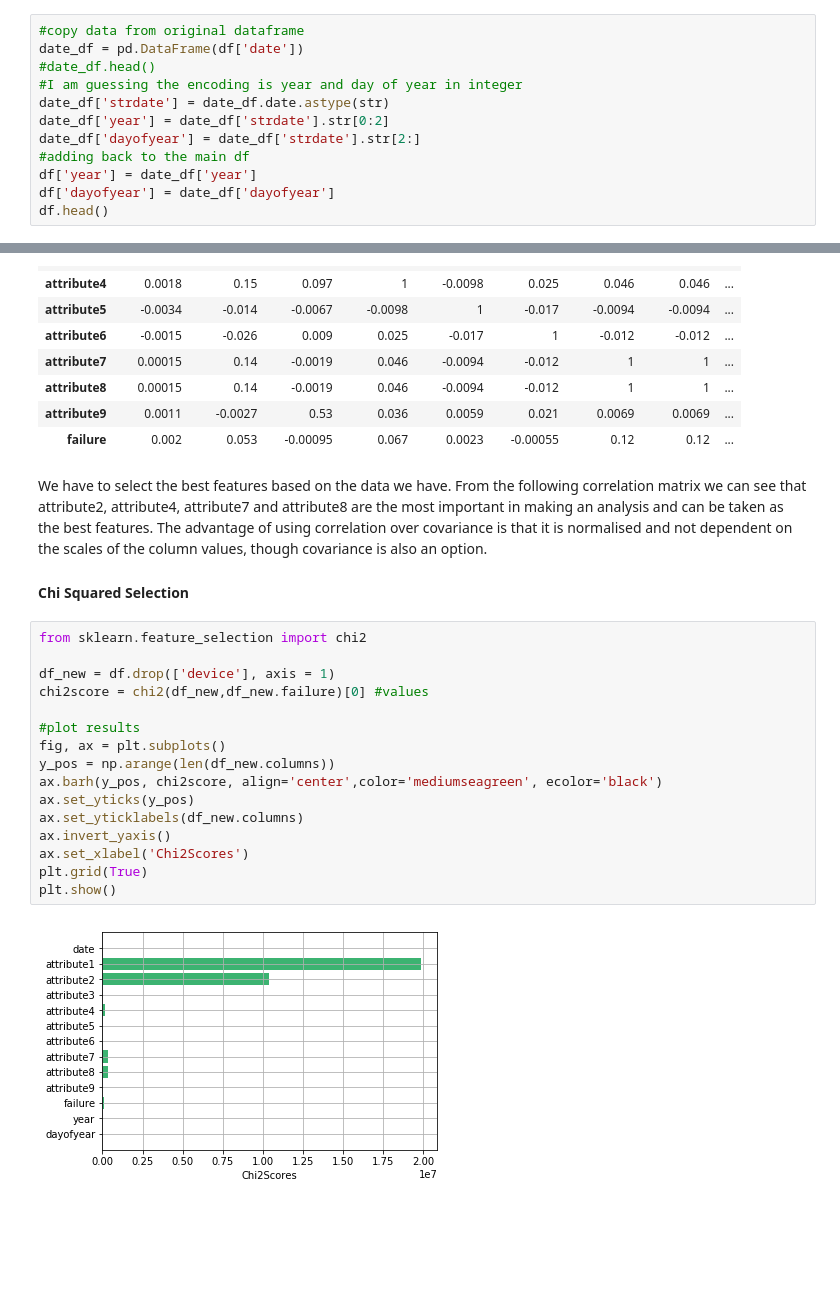
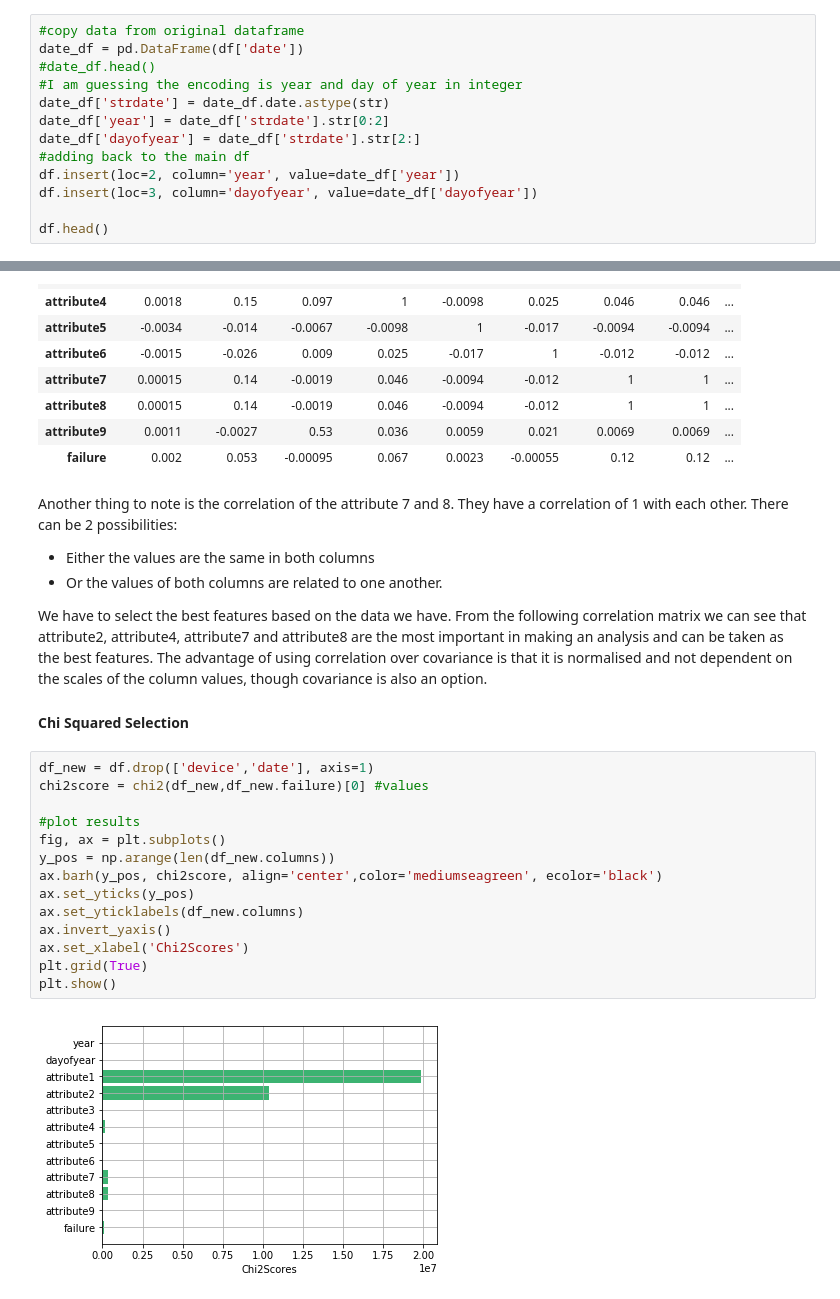
Before and after one commit to MozillaDataScience/outreachy-datascience-2018, a Jupyter notebook: proposals/6_Sando1.ipynb, the cells around one changed output, grey strips where cells are left out. Saved outputs shown, nothing was run; the diff lists cells and outputs as text; blank space fills up the shorter version.

```diff
--- a/proposals/6_Sando1.ipynb
+++ b/proposals/6_Sando1.ipynb
@@ -89,7 +94,8 @@ date_df['strdate'] = date_df.date.astype(str)
 date_df['year'] = date_df['strdate'].str[0:2]
 date_df['dayofyear'] = date_df['strdate'].str[2:]
 #adding back to the main df
-df['year'] = date_df['year']
-df['dayofyear'] = date_df['dayofyear']
+df.insert(loc=2, column='year', value=date_df['year'])
+df.insert(loc=3, column='dayofyear', value=date_df['dayofyear'])
+
 df.head()
 # %% [output]
@@ -121,24 +126,26 @@ corr.style.background_gradient().set_precision(2)
 | attribute9 | 0.0011 | -0.0027 | 0.53 | 0.036 | 0.0059 | 0.021 | 0.0069 | 0.0069 | ... |
 | failure | 0.002 | 0.053 | -0.00095 | 0.067 | 0.0023 | -0.00055 | 0.12 | 0.12 | ... |
 # %% [markdown]
+Another thing to note is the correlation of the attribute 7 and 8. They have a correlation of 1 with each other. There can be 2 possibilities:
+-  Either the values are the same in both columns
+-  Or the values of both columns are related to one another.
+
 We have to select the best features based on the data we have. From the following correlation matrix we can see that attribute2, attribute4, attribute7 and attribute8 are the most important in making an analysis and can be taken as the best features. The advantage of using correlation over covariance is that it is normalised and not dependent on the scales of the column values, though covariance is also an option.
 
 #### Chi Squared Selection
 # %%
-from sklearn.feature_selection import chi2
-
-df_new = df.drop(['device'], axis = 1)
+df_new = df.drop(['device','date'], axis=1)
 chi2score = chi2(df_new,df_new.failure)[0] #values
 
 #plot results
 fig, ax = plt.subplots()
 y_pos = np.arange(len(df_new.columns))
 ax.barh(y_pos, chi2score, align='center',color='mediumseagreen', ecolor='black')
 ax.set_yticks(y_pos)
 ax.set_yticklabels(df_new.columns)
 ax.invert_yaxis()
 ax.set_xlabel('Chi2Scores')
 plt.grid(True)
 plt.show()
 # %% [output]
-[figure, old version]
+[figure, new version]
```
Also changed, not shown: parts of 12 cells of this notebook.
